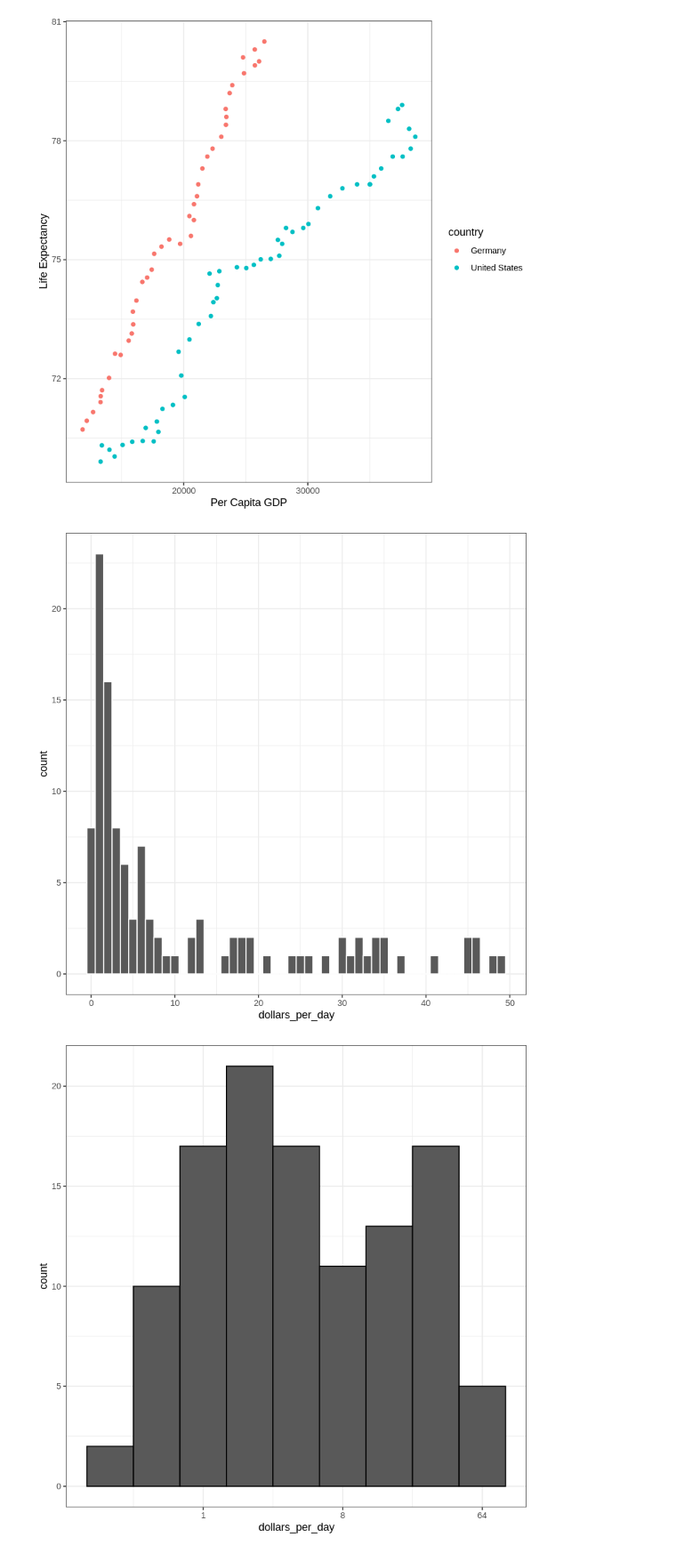
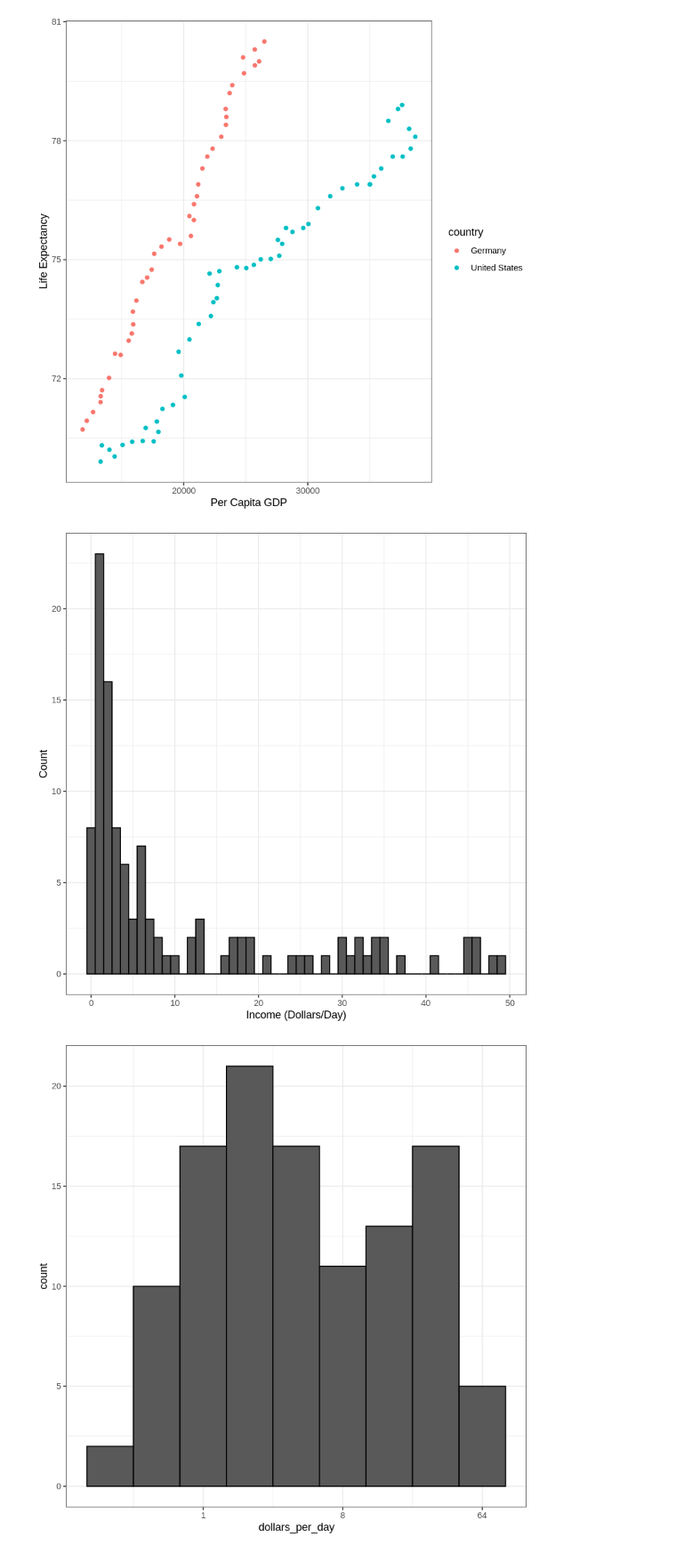
Before and after one commit to ashudva/Case_Studies, a Jupyter notebook: Gapminder/Gapminder.ipynb, the cells around one changed output. Shown at 89% size. Cells and saved outputs as stored; diff of their text form; code cells hidden in the pictures.

```diff
--- a/Gapminder/Gapminder.ipynb
+++ b/Gapminder/Gapminder.ipynb
@@ -167,11 +167,13 @@ gapminder %>%
 # %%
 past_year <- 1970
 gapminder %>%
     filter(year == past_year & !is.na(gdp)) %>%
     ggplot(aes(dollars_per_day)) +
-    geom_histogram(binwidth = 1, col = "black")
+    geom_histogram(binwidth = 1, col = "black") +
+    xlab("Income (Dollars/Day)") +
+    ylab("Count")
 # %% [output]
-[figure, old version]
+[figure, new version]
 # %%
 past_year <- 1970
 gapminder %>%
```
Also changed, not shown: parts of 4 cells of this notebook.
